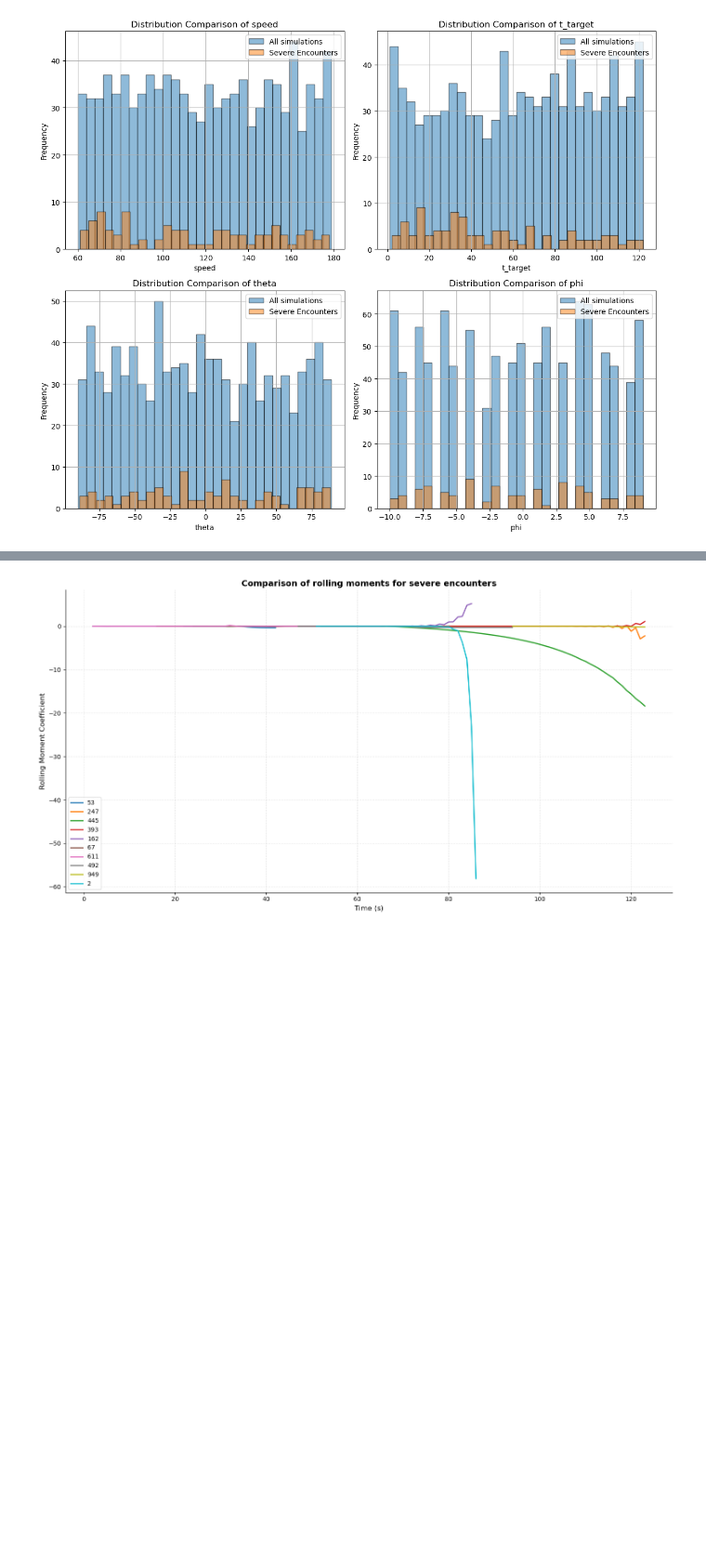
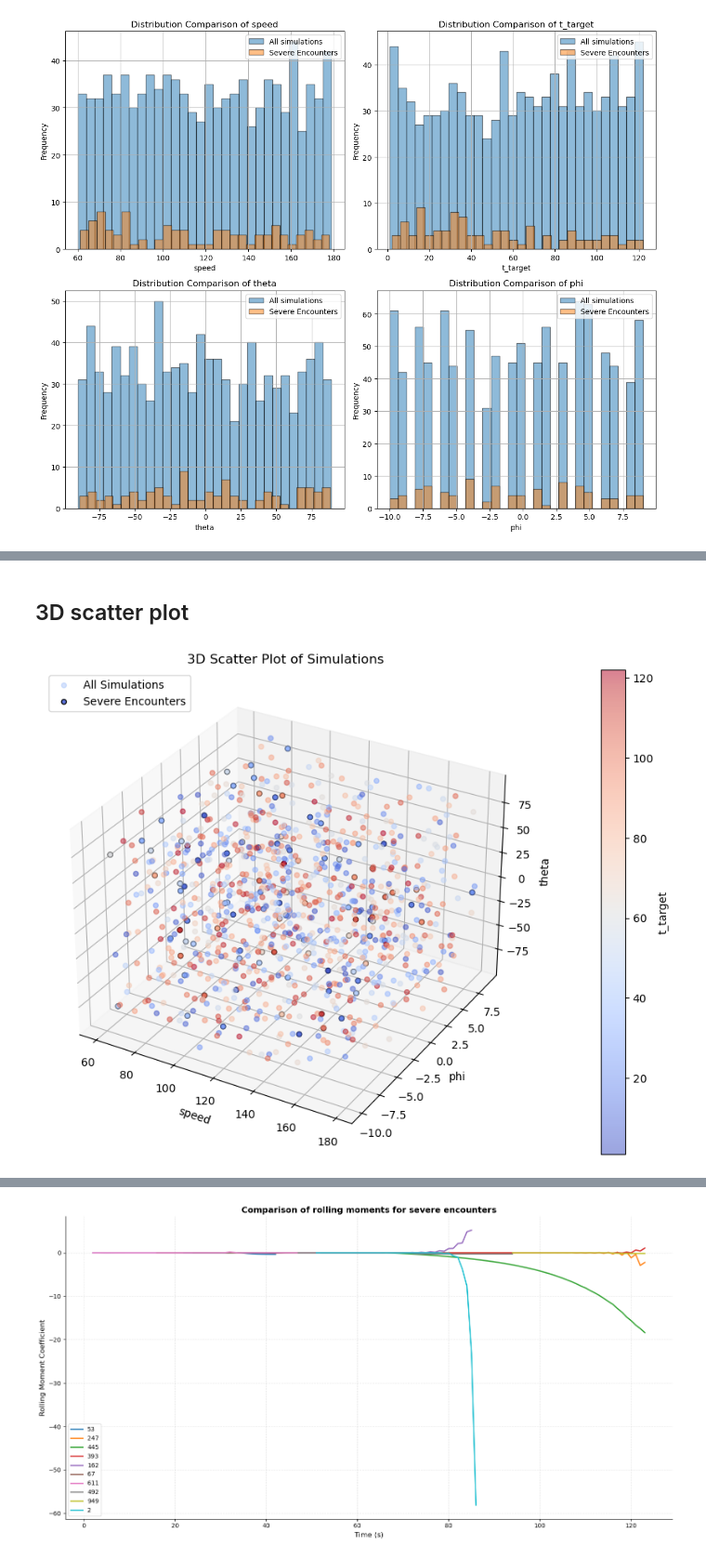
Before and after one commit to kruuZHAW/wake_encounter, a Jupyter notebook: run/analysis.ipynb, the cells around one changed output, grey strips where cells are left out. Shown at 93% size. Saved outputs shown, nothing was run; the diff lists cells and outputs as text; code cells hidden in the pictures; blank space fills up the shorter version.

```diff
--- a/run/analysis.ipynb
+++ b/run/analysis.ipynb
@@ -213,0 +278,44 @@ plt.show()
+# %% [markdown]
+## 3D scatter plot
+# %%
+from mpl_toolkits.mplot3d import Axes3D
+import matplotlib.pyplot as plt
+
+# Select three variables for the 3D scatter plot
+x_col = 'speed'
+y_col = 'phi'
+z_col = 'theta'
+color_col = 't_target'  # Optional: Use for coloring based on severity or another feature
+
+# Create the 3D scatter plot
+fig = plt.figure(figsize=(12, 8))
+ax = fig.add_subplot(111, projection='3d')
+
+# Plot for all simulations
+sc = ax.scatter(aggregated_params[x_col],
+                aggregated_params[y_col],
+                aggregated_params[z_col],
+                c=aggregated_params[color_col],
+                cmap='coolwarm', alpha=0.5, label='All Simulations')
+
+# Plot for severe encounters
+sc_severe = ax.scatter(severe_encounter[x_col],
+                       severe_encounter[y_col],
+                       severe_encounter[z_col],
+                       c=severe_encounter[color_col],
+                       cmap='coolwarm', edgecolor='black', alpha=0.9, label='Severe Encounters')
+
+# Add colorbar for the color scale
+cbar = fig.colorbar(sc, ax=ax, pad=0.1)
+cbar.set_label(color_col)
+
+# Add labels and title
+ax.set_xlabel(x_col)
+ax.set_ylabel(y_col)
+ax.set_zlabel(z_col)
+ax.set_title('3D Scatter Plot of Simulations')
+ax.legend(loc='upper left')
+
+plt.show()
+# %% [output]
+[figure, added]
```
Also changed, not shown: parts of 11 cells of this notebook, 3 other files.
